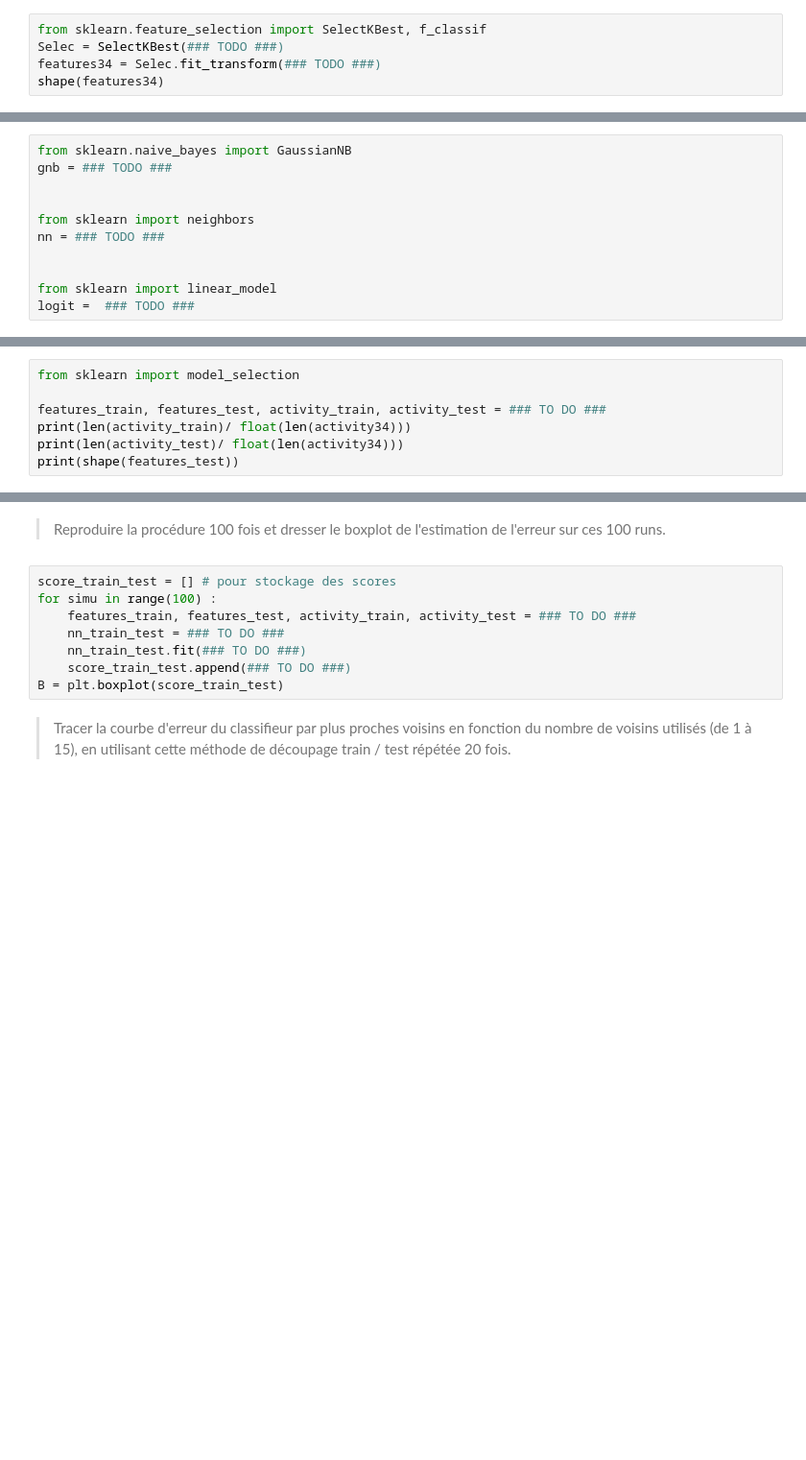
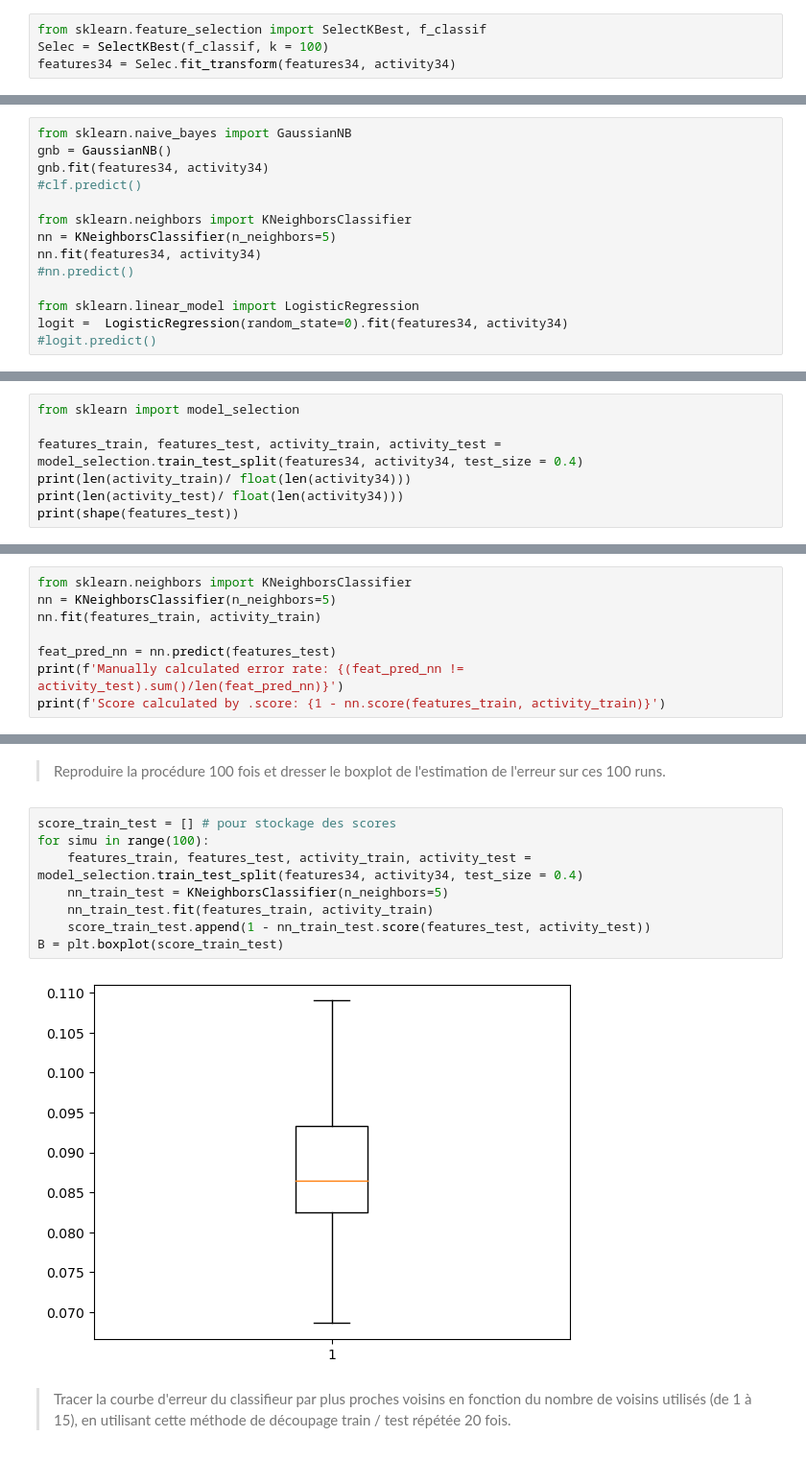
Before and after one commit to dgalemb/STASC, a Jupyter notebook: TP2.ipynb, the cells around one changed output, grey strips where cells are left out. Shown at 96% size. Saved outputs shown, nothing was run; the diff lists cells and outputs as text; blank space fills up the shorter version.

```diff
--- a/TP2.ipynb
+++ b/TP2.ipynb
@@ -135,9 +135,8 @@ Pour diminuer les temps de calul on peut pré-sélectionner les 100 features les
 Attention, cette méthode ne garantit en rien que l'on a choisi le "meilleur" groupe de 100 variables pour le problème de classification.
 # %%
 from sklearn.feature_selection import SelectKBest, f_classif
-Selec = SelectKBest(### TODO ###)
-features34 = Selec.fit_transform(### TODO ###)
-shape(features34)
+Selec = SelectKBest(f_classif, k = 100)
+features34 = Selec.fit_transform(features34, activity34)
 # %% [markdown]
 # Ajustement et prédiction pour des méthodes classiques de classification
 
@@ -151,12 +150,15 @@ Une présentation de chacune des ces fonctions est disponible sur cette [page](h
 </p>
 # %%
 from sklearn.naive_bayes import GaussianNB
-gnb = ### TODO ###
+gnb = GaussianNB()
+gnb.fit(features34, activity34)
+#clf.predict()
 
+from sklearn.neighbors import KNeighborsClassifier
+nn = KNeighborsClassifier(n_neighbors=5)
+nn.fit(features34, activity34)
+#nn.predict()
 
-from sklearn import neighbors
-nn = ### TODO ###
-
-
-from sklearn import linear_model
-logit =  ### TODO ###
+from sklearn.linear_model import LogisticRegression
+logit =  LogisticRegression(random_state=0).fit(features34, activity34)
+#logit.predict()
@@ -187,7 +220,7 @@ Nous allons maintenant évaluer l'erreur de généralisation en conservant une p
 # %%
 from sklearn import model_selection
 
-features_train, features_test, activity_train, activity_test = ### TO DO ###
+features_train, features_test, activity_train, activity_test = model_selection.train_test_split(features34, activity34, test_size = 0.4)
 print(len(activity_train)/ float(len(activity34)))
 print(len(activity_test)/ float(len(activity34)))
 print(shape(features_test))
@@ -195,3 +232,11 @@ print(shape(features_test))
 > Evaluer le risque d'un classifieur par plus proches voisins (knn) avec 5 voisins sur ce découpage des données : ajuster sur les données d'apprentissage et évaluer les erreurs sur le test.
 >
 > Vérifier que l'estimation de l'erreur ainsi obtenue est plus élevée que l'estimation obtenue précédemment, en ajustant et évaluant l'erreur sur le même échantillon (échantillon complet, sans découpage)
+# %%
+from sklearn.neighbors import KNeighborsClassifier
+nn = KNeighborsClassifier(n_neighbors=5)
+nn.fit(features_train, activity_train)
+
+feat_pred_nn = nn.predict(features_test)
+print(f'Manually calculated error rate: {(feat_pred_nn != activity_test).sum()/len(feat_pred_nn)}')
+print(f'Score calculated by .score: {1 - nn.score(features_train, activity_train)}')
@@ -199,11 +247,13 @@ print(shape(features_test))
 > Reproduire la procédure 100 fois et dresser le boxplot de l'estimation de l'erreur sur ces 100 runs.
 # %%
 score_train_test = [] # pour stockage des scores
-for simu in range(100) :
-    features_train, features_test, activity_train, activity_test = ### TO DO ###
-    nn_train_test = ### TO DO ###
-    nn_train_test.fit(### TO DO ###)
-    score_train_test.append(### TO DO ###)
+for simu in range(100):
+    features_train, features_test, activity_train, activity_test = model_selection.train_test_split(features34, activity34, test_size = 0.4)
+    nn_train_test = KNeighborsClassifier(n_neighbors=5)
+    nn_train_test.fit(features_train, activity_train)
+    score_train_test.append(1 - nn_train_test.score(features_test, activity_test))
 B = plt.boxplot(score_train_test)
+# %% [output]
+[figure, added]
 # %% [markdown]
 > Tracer la courbe d'erreur du classifieur par plus proches voisins en fonction du nombre de voisins utilisés (de 1 à 15), en utilisant cette méthode de découpage train / test répétée 20 fois.
```
Also changed, not shown: parts of 16 cells of this notebook.
